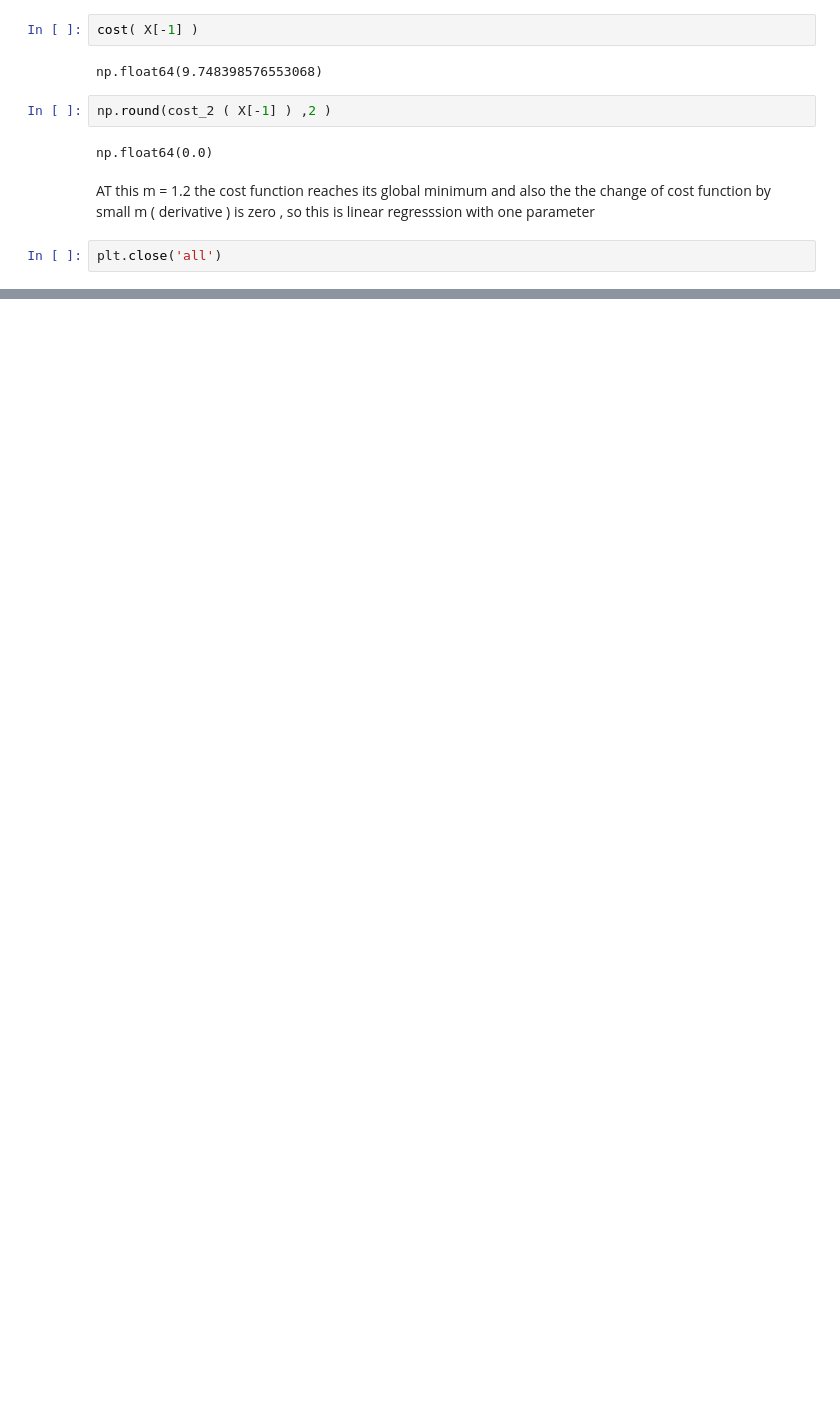
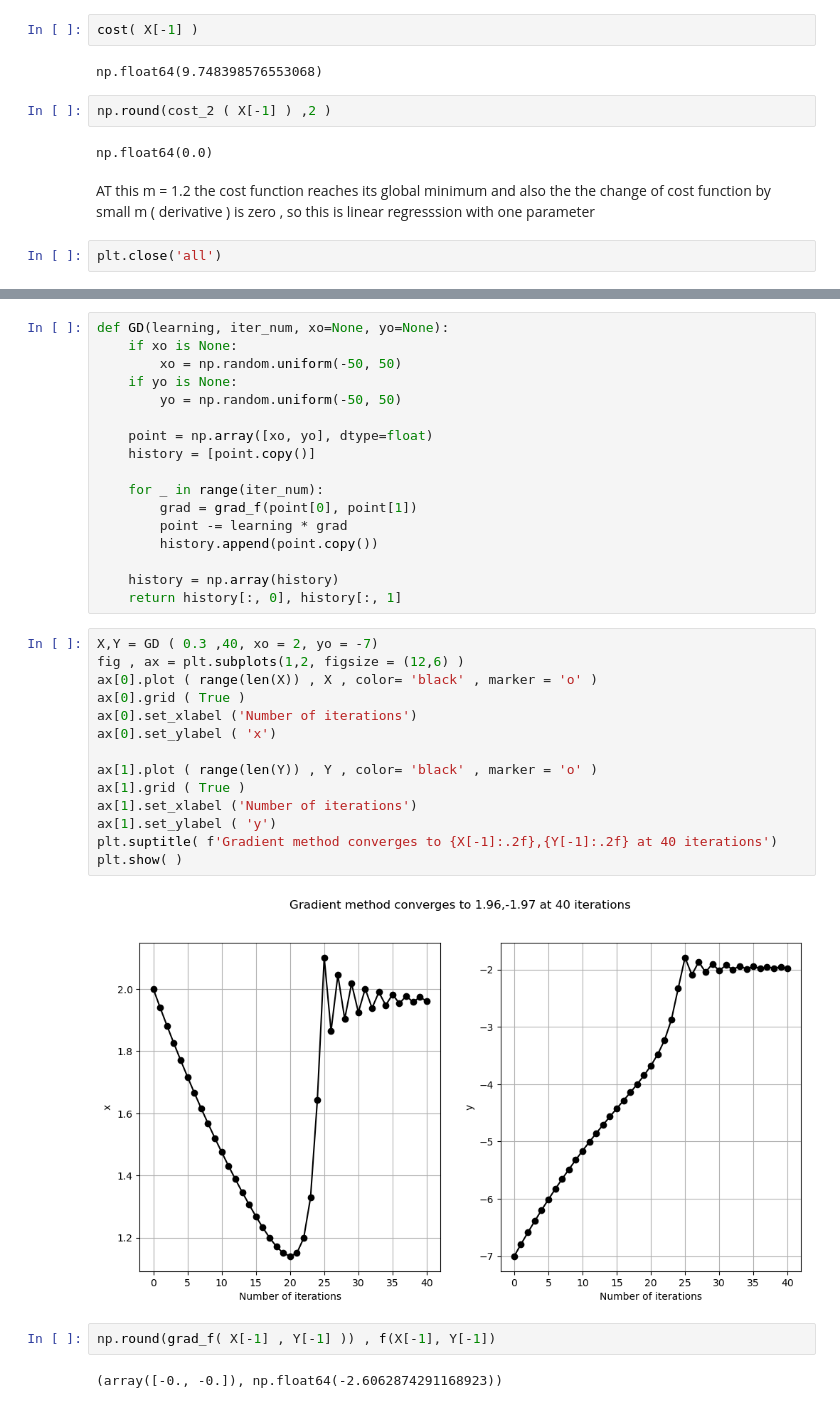
Before and after one commit to qamarr6092/math-with-python, a Jupyter notebook: Calculus/calculus.ipynb, the cells around one changed output, grey strips where cells are left out. Saved outputs shown, nothing was run; the diff lists cells and outputs as text; blank space fills up the shorter version.

```diff
--- a/Calculus/calculus.ipynb
+++ b/Calculus/calculus.ipynb
@@ -599,0 +761,37 @@ plt.close('all')
+# %%
+def GD(learning, iter_num, xo=None, yo=None):
+    if xo is None:
+        xo = np.random.uniform(-50, 50)
+    if yo is None:
+        yo = np.random.uniform(-50, 50)
+
+    point = np.array([xo, yo], dtype=float)
+    history = [point.copy()]
+
+    for _ in range(iter_num):
+        grad = grad_f(point[0], point[1])
+        point -= learning * grad
+        history.append(point.copy())
+
+    history = np.array(history)
+    return history[:, 0], history[:, 1]
+# %%
+X,Y = GD ( 0.3 ,40, xo = 2, yo = -7)
+fig , ax = plt.subplots(1,2, figsize = (12,6) )
+ax[0].plot ( range(len(X)) , X , color= 'black' , marker = 'o' )
+ax[0].grid ( True )
+ax[0].set_xlabel ('Number of iterations')
+ax[0].set_ylabel ( 'x')
+
+ax[1].plot ( range(len(Y)) , Y , color= 'black' , marker = 'o' )
+ax[1].grid ( True )
+ax[1].set_xlabel ('Number of iterations')
+ax[1].set_ylabel ( 'y')
+plt.suptitle( f'Gradient method converges to {X[-1]:.2f},{Y[-1]:.2f} at 40 iterations')
+plt.show( )
+# %% [output]
+[figure, added]
+# %%
+np.round(grad_f( X[-1] , Y[-1] )) , f(X[-1], Y[-1])
+# %% [output]
+(array([-0., -0.]), np.float64(-2.6062874291168923))
```
Also changed, not shown: parts of 18 cells of this notebook, 1 other file.
